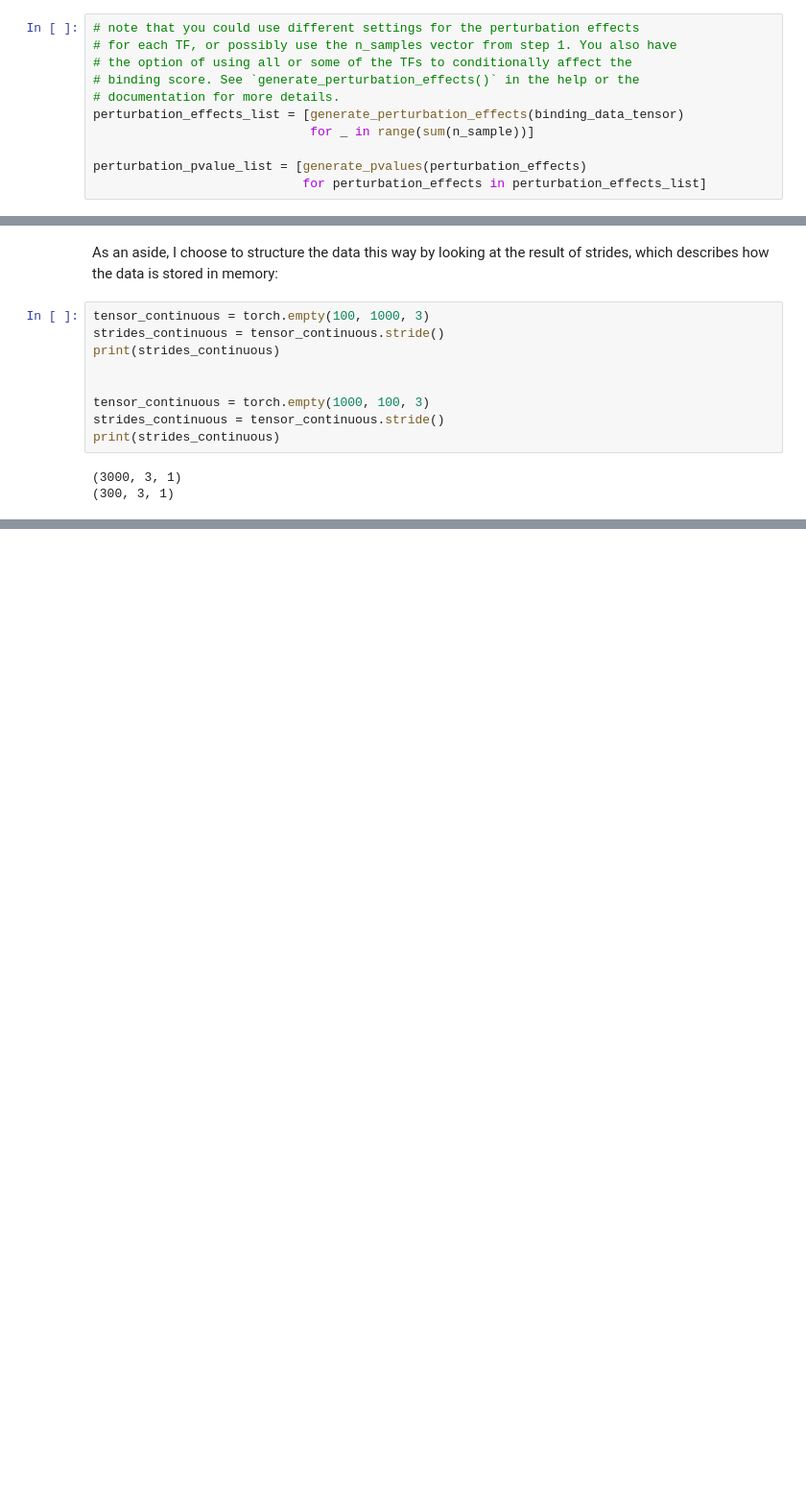
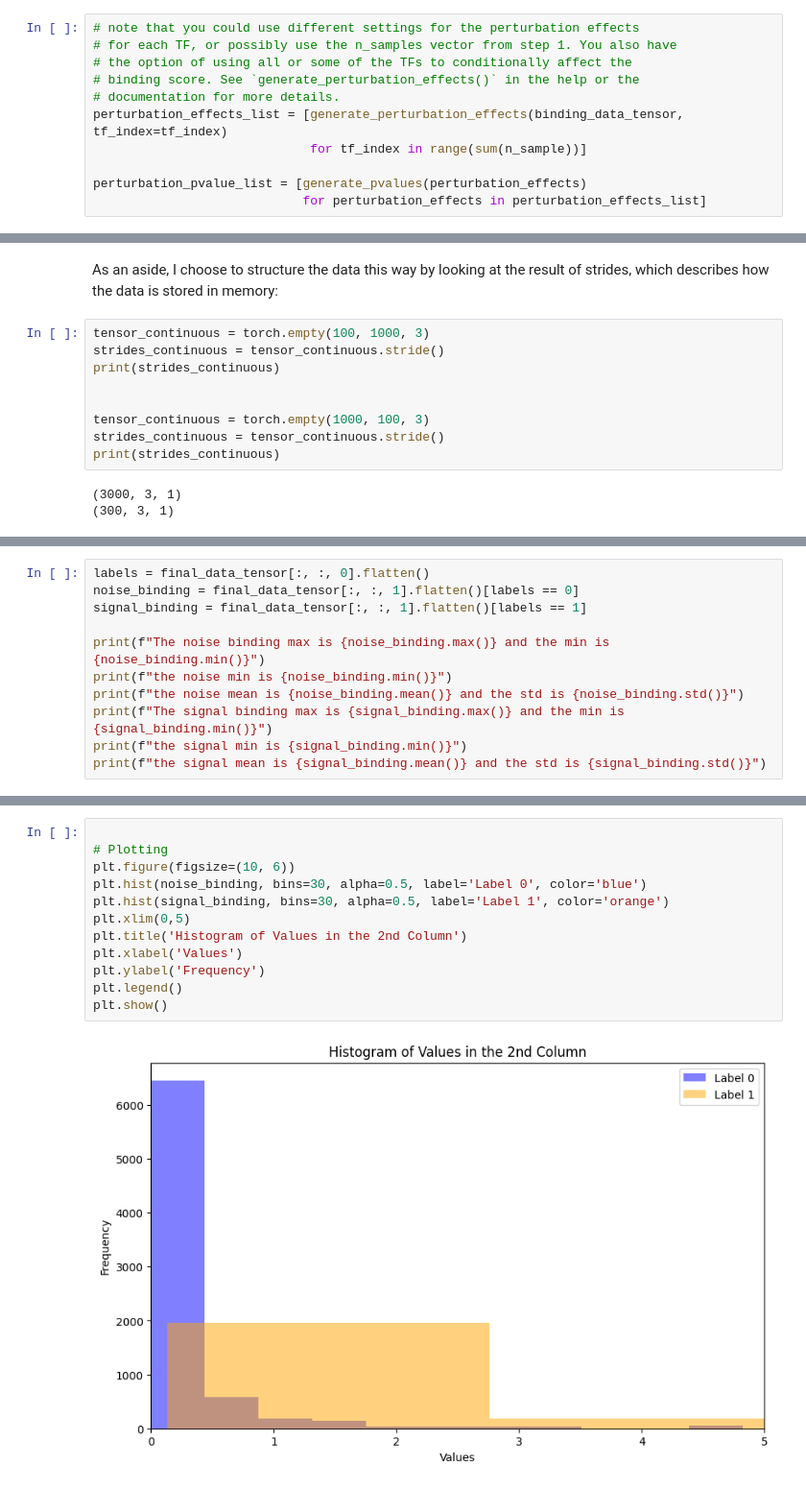
Before and after one commit to BrentLab/yeastdnnexplorer, a Jupyter notebook: docs/tutorials/generate_in_silico_data.ipynb, the cells around one changed output, grey strips where cells are left out. Shown: that part at 96% size. Cells and saved outputs as stored; diff of their text form; blank space fills up the shorter version.

```diff
--- a/docs/tutorials/generate_in_silico_data.ipynb
+++ b/docs/tutorials/generate_in_silico_data.ipynb
@@ -65,8 +66,8 @@ TFs to probabilistically increase the chance of a larger perturbation effect.
 # the option of using all or some of the TFs to conditionally affect the
 # binding score. See `generate_perturbation_effects()` in the help or the
 # documentation for more details.
-perturbation_effects_list = [generate_perturbation_effects(binding_data_tensor)
-                             for _ in range(sum(n_sample))]
+perturbation_effects_list = [generate_perturbation_effects(binding_data_tensor, tf_index=tf_index)
+                             for tf_index in range(sum(n_sample))]
 
 perturbation_pvalue_list = [generate_pvalues(perturbation_effects)
                             for perturbation_effects in perturbation_effects_list]
@@ -115,0 +136,11 @@ print(strides_continuous)
+# %%
+labels = final_data_tensor[:, :, 0].flatten()
+noise_binding = final_data_tensor[:, :, 1].flatten()[labels == 0]
+signal_binding = final_data_tensor[:, :, 1].flatten()[labels == 1]
+
+print(f"The noise binding max is {noise_binding.max()} and the min is {noise_binding.min()}")
+print(f"the noise min is {noise_binding.min()}")
+print(f"the noise mean is {noise_binding.mean()} and the std is {noise_binding.std()}")
+print(f"The signal binding max is {signal_binding.max()} and the min is {signal_binding.min()}")
+print(f"the signal min is {signal_binding.min()}")
+print(f"the signal mean is {signal_binding.mean()} and the std is {signal_binding.std()}")
@@ -115,0 +154,14 @@ print(strides_continuous)
+# %%
+
+# Plotting
+plt.figure(figsize=(10, 6))
+plt.hist(noise_binding, bins=30, alpha=0.5, label='Label 0', color='blue')
+plt.hist(signal_binding, bins=30, alpha=0.5, label='Label 1', color='orange')
+plt.xlim(0,5)
+plt.title('Histogram of Values in the 2nd Column')
+plt.xlabel('Values')
+plt.ylabel('Frequency')
+plt.legend()
+plt.show()
+# %% [output]
+[figure, added]
```
Also changed, not shown: parts of 15 cells of this notebook, 4 other files.
